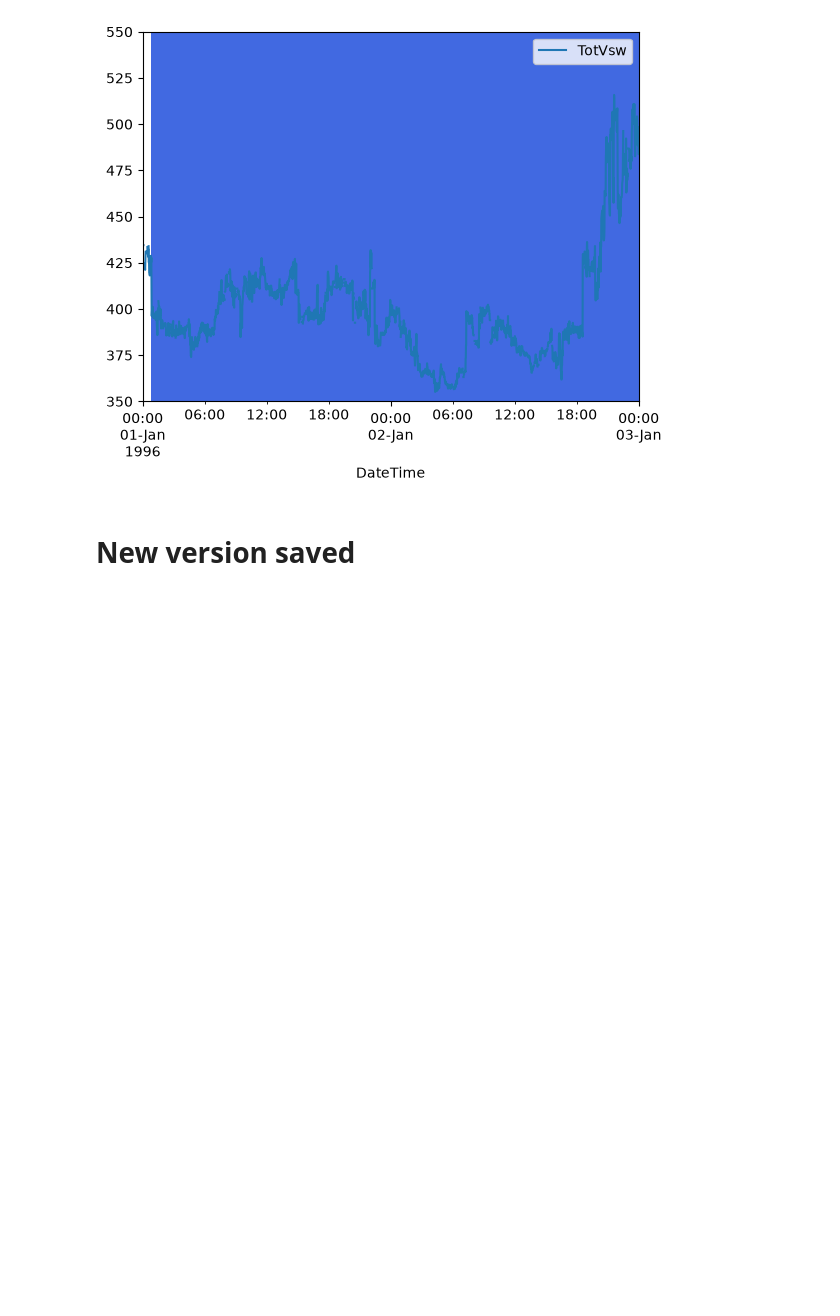
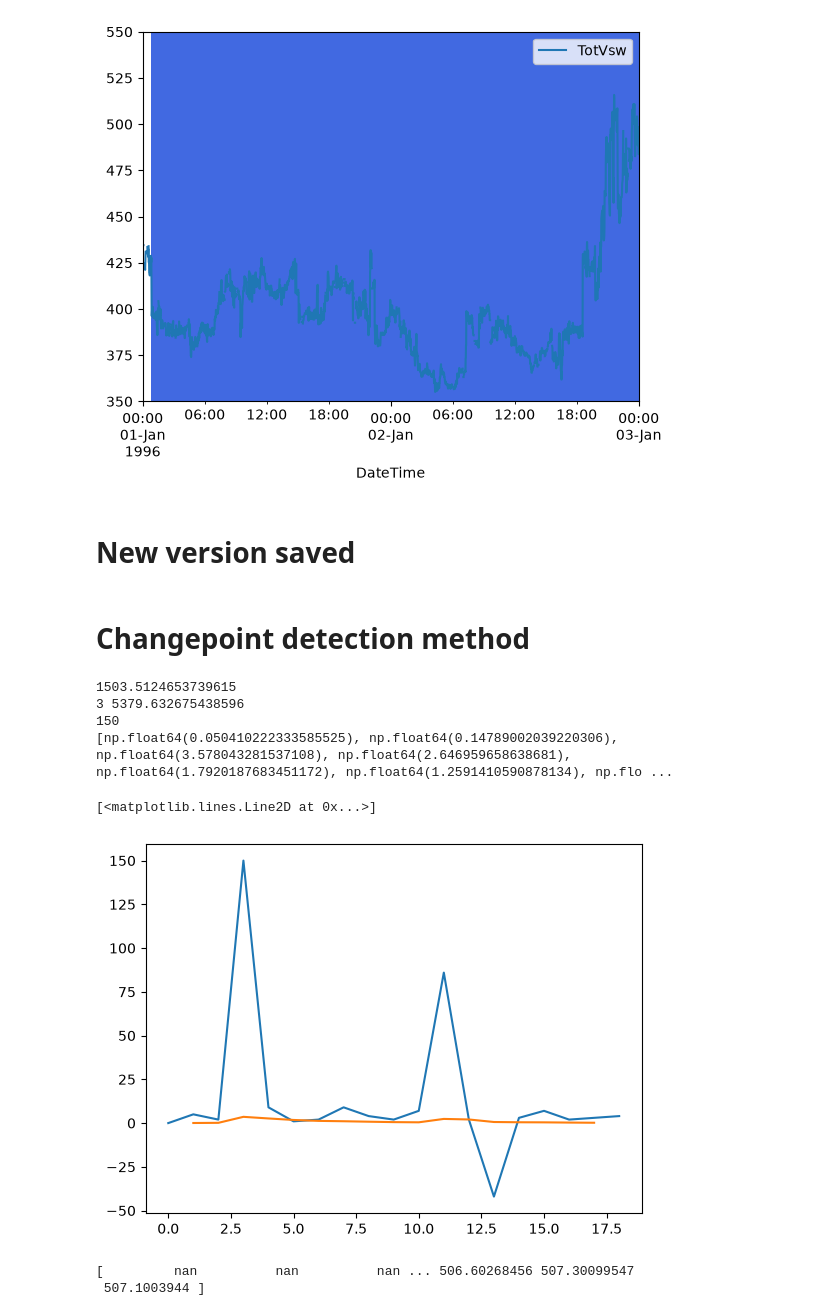
Before and after one commit to rahyndman/SolarWindCode, a Jupyter notebook: SteadinessTesting.ipynb, the cells around one changed output. Cells and saved outputs as stored; diff of their text form; code cells hidden in the pictures; blank space fills up the shorter version.

Commit message:
Testing cusum method to find changepoints.

```diff
--- a/SteadinessTesting.ipynb
+++ b/SteadinessTesting.ipynb
@@ -586,3 +588,56 @@ IndexError: list index out of range
 [figure]
 # %% [markdown]
 # New version saved
+# %% [markdown]
+# Changepoint detection method
+# %%
+def CUSUM(y, c, var):
+    n = len(y)
+    C_max = 0
+    Tau_hat = 0
+    S_n = sum(y)
+    S = 0
+
+    AllScores = []
+
+    for t in range(1, n-1):
+        S = S + y[t]
+        ybar_1t = S/t
+        ybar_t1n = (S_n-S)/(n-t)
+        C2_t = (t*(n-t)/n)*(ybar_1t-ybar_t1n)**2
+        AllScores.append(C2_t/var)
+        if C2_t > C_max:
+            C_max = C2_t
+            Tau_hat = t
+
+    if C_max/var > c:
+        return Tau_hat, C_max, AllScores
+    else:
+        Null = np.nan
+        return Null, C_max, AllScores
+# %%
+y = [0,5,2,150,9,1,2,9,4,2,7,86,2,-42,3,7,2,3,4]
+x = np.arange(0, len(y))
+plt.plot(x, y)
+Tau_hat, C_max, AllScores = CUSUM(y, 2, np.var(y))
+print(np.var(y))
+
+print(Tau_hat, C_max)
+print(y[Tau_hat])
+
+print(AllScores)
+
+plt.plot(x[1:-1], AllScores)
+# %% [output]
+1503.5124653739615
+3 5379.632675438596
+150
+[np.float64(0.050410222333585525), np.float64(0.14789002039220306), np.float64(3.578043281537108), np.float64(2.646959658638681), np.float64(1.7920187683451172), np.float64(1.2591410590878134), np.flo ...
+[<matplotlib.lines.Line2D at 0x...>]
+[figure, added]
+# %%
+y = dataTimeSerieses[0].to_dataframe()["TotVsw"].values
+print(y)
+# %% [output]
+[         nan          nan          nan ... 506.60268456 507.30099547
+ 507.1003944 ]
```
Also changed, not shown: parts of 2 cells of this notebook.
